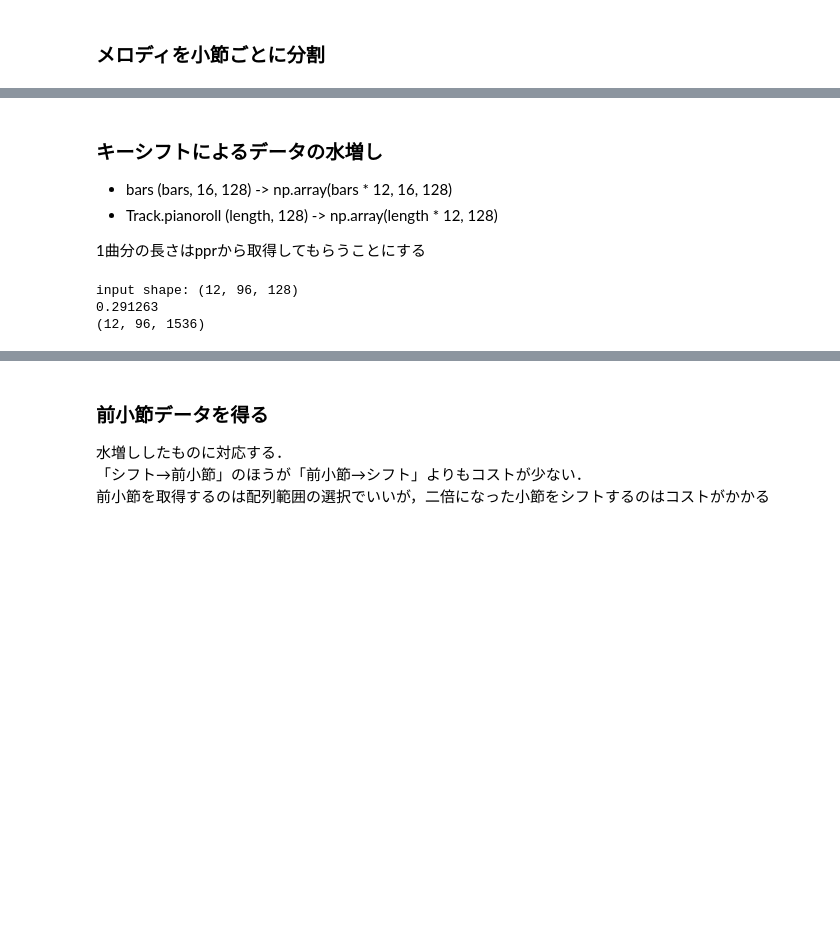
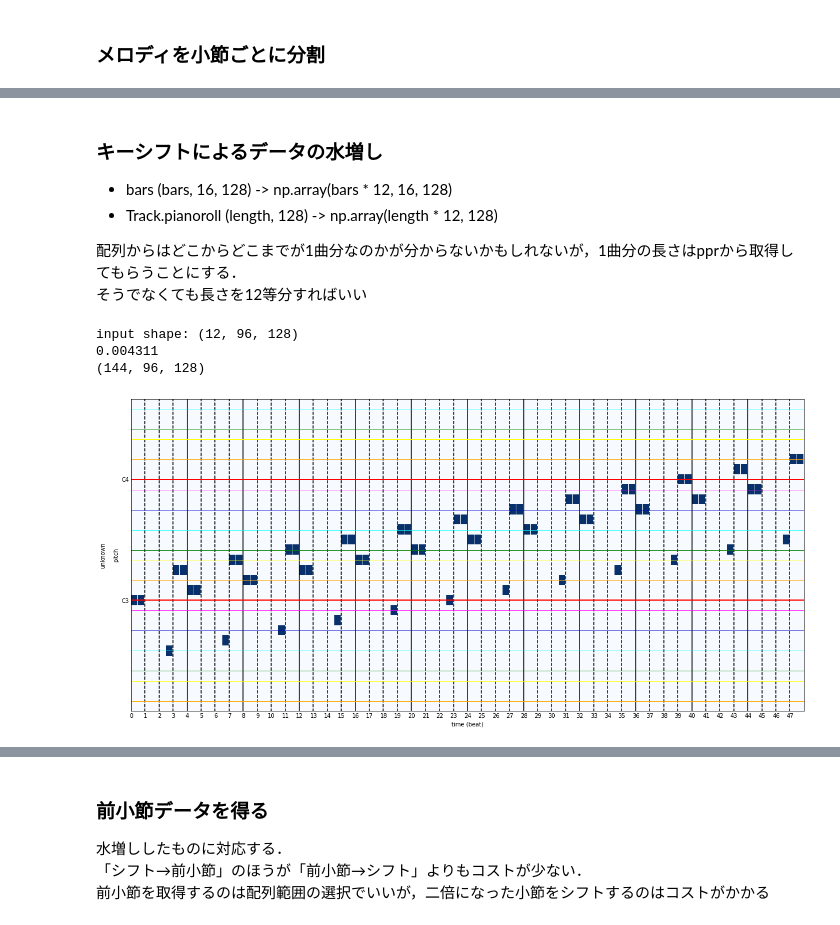
Before and after one commit to fuurin/midinet-followup, a Jupyter notebook: midinet_preparation.ipynb, the cells around one changed output, grey strips where cells are left out. Saved outputs shown, nothing was run; the diff lists cells and outputs as text; code cells hidden in the pictures; blank space fills up the shorter version.

Commit message:
melody augumentation

```diff
--- a/midinet_preparation.ipynb
+++ b/midinet_preparation.ipynb
@@ -342,4 +342,5 @@ print(a.shape)
 - bars (bars, 16, 128) -> np.array(bars * 12, 16, 128)
 - Track.pianoroll (length, 128) -> np.array(length * 12, 128)
 
-1曲分の長さはpprから取得してもらうことにする
+配列からはどこからどこまでが1曲分なのかが分からないかもしれないが，1曲分の長さはpprから取得してもらうことにする．
+そうでなくても長さを12等分すればいい
@@ -372,14 +347,42 @@ class AugumentMelody(Processor):
+# %%
+class AugumentMelodyBars(Processor):
+    def __init__(self, shifts=11, up=True):
+        self.shifts = shifts
+        self.keys = shifts + 1
+        self.up = up
+
+    def get_active_range(self, bars):
+        lowest, highest = 0, 127
+        while not np.any(bars[:, :, lowest]) and lowest <= 127: lowest += 1
+        if lowest > highest: return None, None
+        while not np.any(bars[:, :, highest]): highest -= 1
+        return lowest, highest
+
+    def __call__(self, ppr, bars):
+        s0, s1, s2 = bars.shape
+        augumented_bars = np.zeros([s0 * self.keys, s1, s2])
+        lowest, highest = self.get_active_range(bars)
+        if lowest and highest:
+            clipped_bars = bars[:, :, lowest:highest+1]
+            for s in range(self.keys):
+                if self.up:
+                    bottom, top = np.clip(lowest+s, 0, 127), np.clip(highest+s, 0, 127) + 1
+                else:
+                    bottom, top = np.clip(lowest-s, 0, 127), np.clip(highest-s, 0, 127) + 1
+                augumented_bars[s0*s:s0*(s+1), :, bottom:top] = clipped_bars[:, :, 0:top-bottom]
+        return ppr, augumented_bars
 # %%
 ppr = get_sample()
-augument = AugumentMelody()
+augument_bars = AugumentMelodyBars()
 
 ppr, bars = get_bars(ppr, ppr.tracks[0])
 print("input shape:", bars.shape)
 with Timer():
-    ppr, bars = augument(ppr, bars)
+    ppr, bars = augument_bars(ppr, bars)
 print(bars.shape)
-grid_plot(Track(pianoroll=bars[0]), beat_resolution=ppr.beat_resolution)
+grid_plot(Track(pianoroll=np.vstack(bars[0::12])), beat_resolution=ppr.beat_resolution)
 # %% [output]
 input shape: (12, 96, 128)
-0.291263
-(12, 96, 1536)
+0.004311
+(144, 96, 128)
+[figure, added]
```
Also changed, not shown: parts of 12 cells of this notebook, 3 other files.
